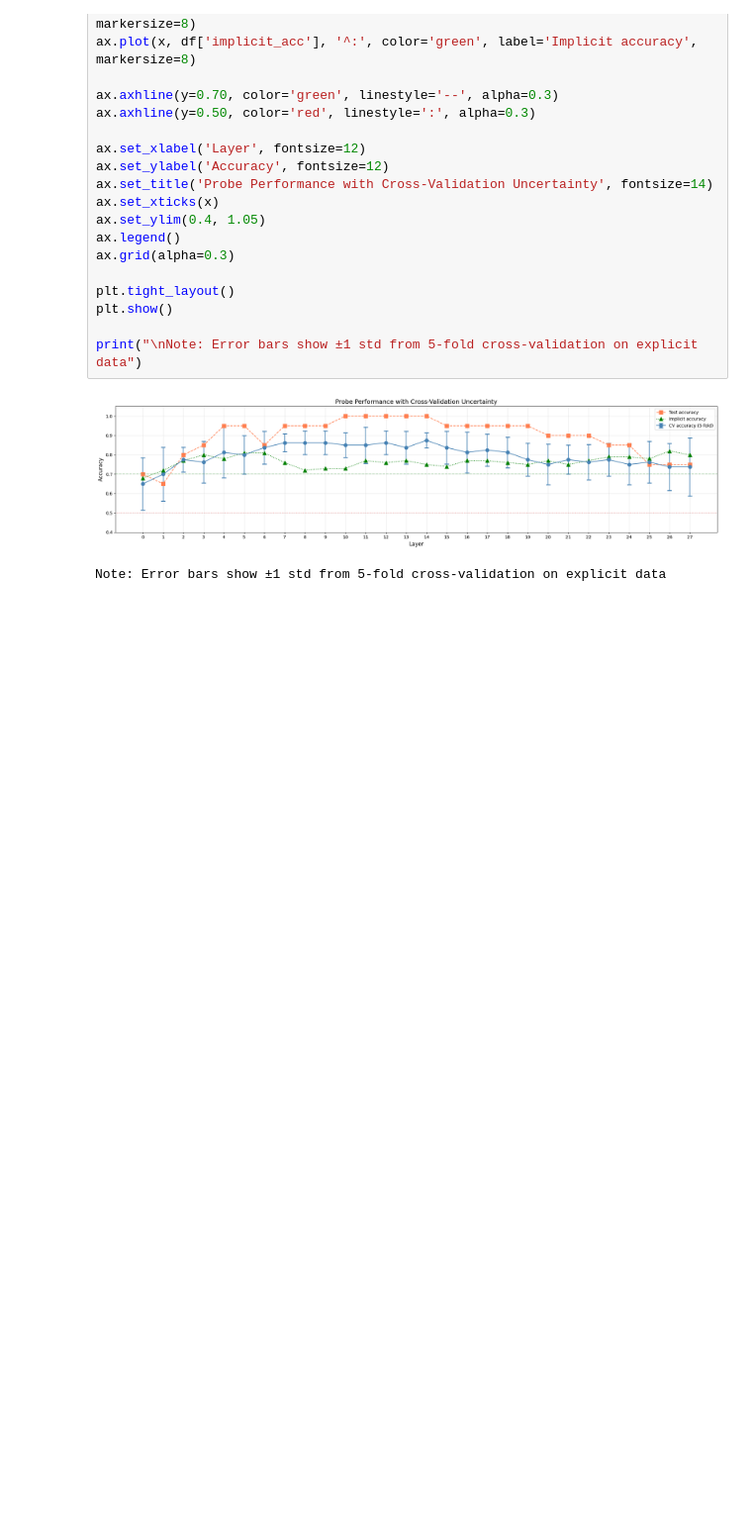
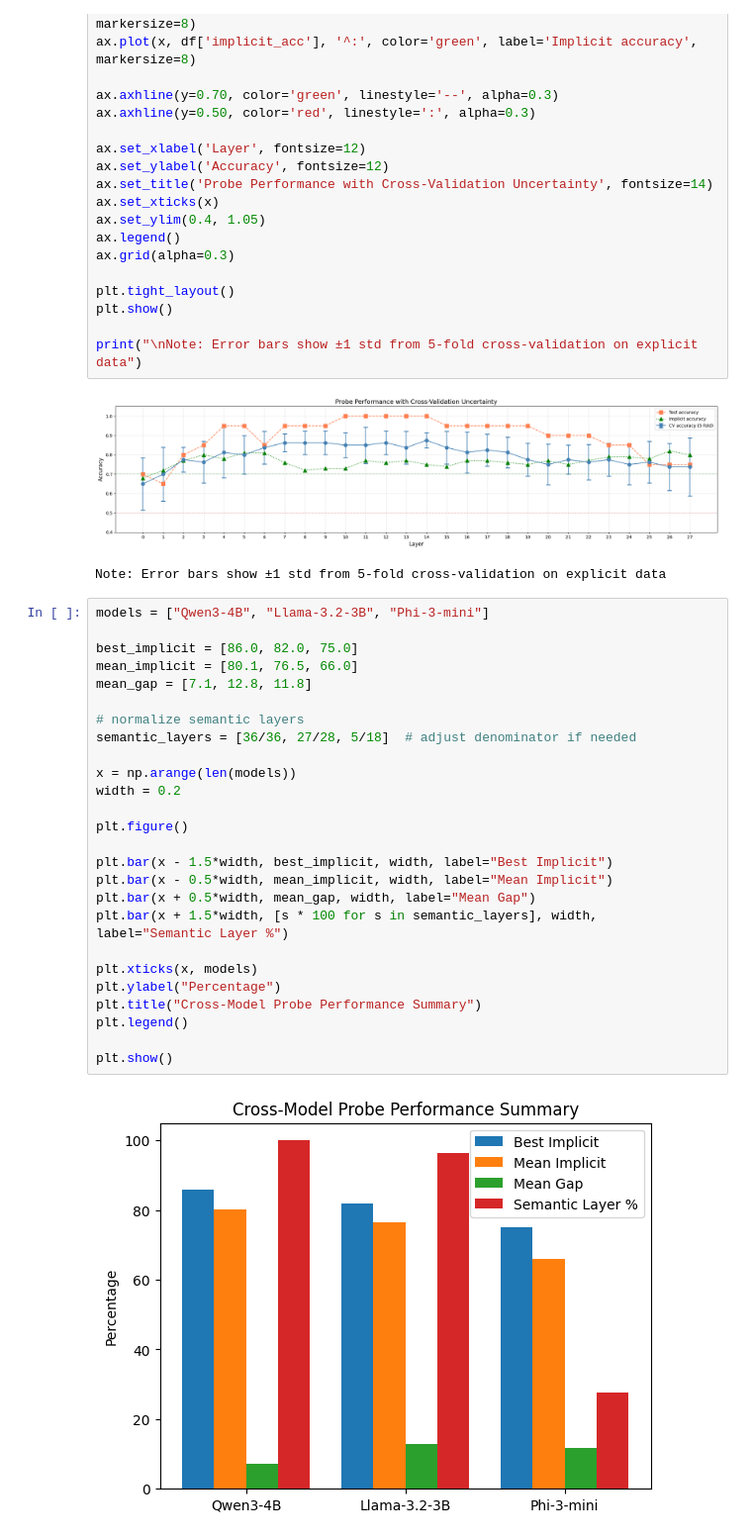
Before and after one commit to justinshenk/temporal-awareness, a Jupyter notebook: notebooks/03.1_multimodel_probe_validation_analysis.ipynb, the cells around one changed output. Shown at 99% size. Drawn from its saved outputs; the diff is of its cells as text; blank space fills up the shorter version.

Commit message:
feat: added cross model probe summary

```diff
--- a/notebooks/03.1_multimodel_probe_validation_analysis.ipynb
+++ b/notebooks/03.1_multimodel_probe_validation_analysis.ipynb
@@ -666,3 +666,31 @@ print("\nNote: Error bars show ±1 std from 5-fold cross-validation on explicit
 # %% [output]
 [figure]
 Note: Error bars show ±1 std from 5-fold cross-validation on explicit data
+# %%
+models = ["Qwen3-4B", "Llama-3.2-3B", "Phi-3-mini"]
+
+best_implicit = [86.0, 82.0, 75.0]
+mean_implicit = [80.1, 76.5, 66.0]
+mean_gap = [7.1, 12.8, 11.8]
+
+# normalize semantic layers
+semantic_layers = [36/36, 27/28, 5/18]  # adjust denominator if needed
+
+x = np.arange(len(models))
+width = 0.2
+
+plt.figure()
+
+plt.bar(x - 1.5*width, best_implicit, width, label="Best Implicit")
+plt.bar(x - 0.5*width, mean_implicit, width, label="Mean Implicit")
+plt.bar(x + 0.5*width, mean_gap, width, label="Mean Gap")
+plt.bar(x + 1.5*width, [s * 100 for s in semantic_layers], width, label="Semantic Layer %")
+
+plt.xticks(x, models)
+plt.ylabel("Percentage")
+plt.title("Cross-Model Probe Performance Summary")
+plt.legend()
+
+plt.show()
+# %% [output]
+[figure, added]
```
